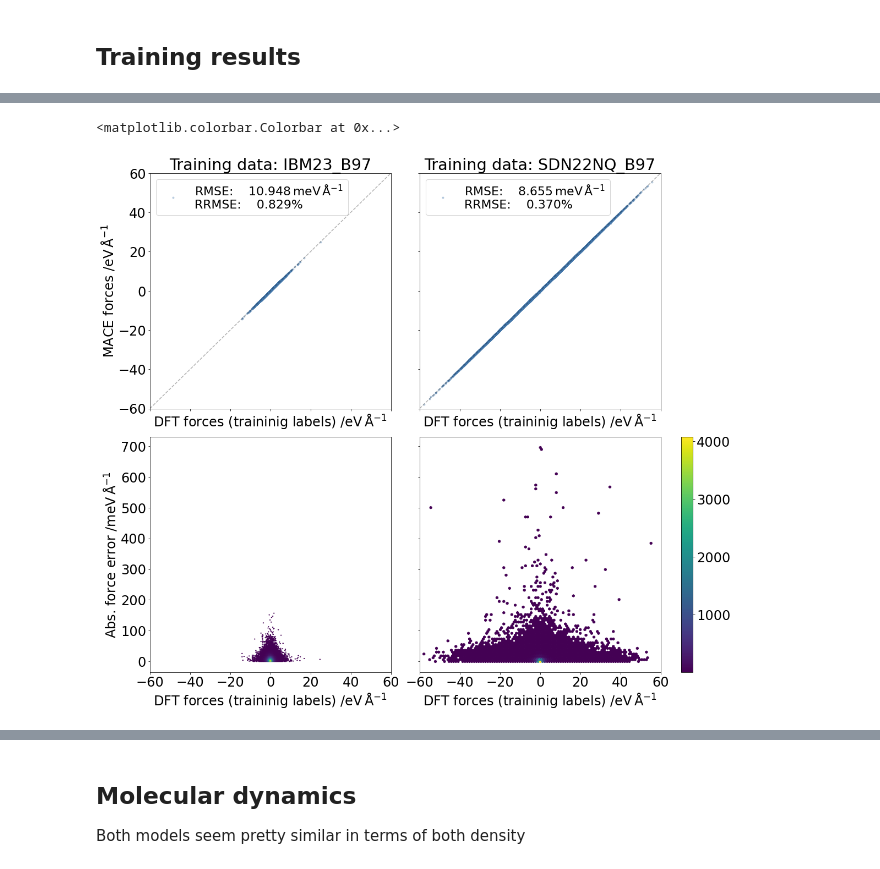
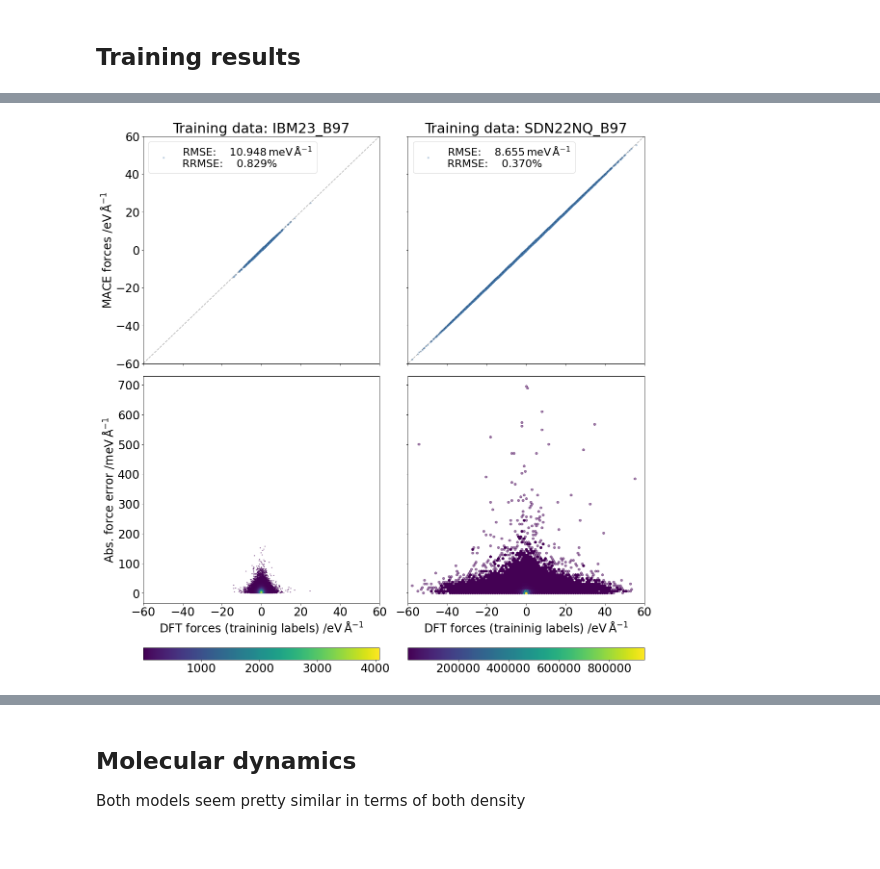
Before and after one commit to imagdau/EC-EMC_diffusion_DFT-MLIP-Data_comparison, a Jupyter notebook: for_paper.ipynb, the cells around one changed output, grey strips where cells are left out. Drawn from its saved outputs; the diff is of its cells as text; code cells hidden in the pictures.

Commit message:
made some adjustments to force correlation plot hostograms

```diff
--- a/for_paper.ipynb
+++ b/for_paper.ipynb
@@ -276,13 +276,17 @@ for i, k in enumerate(xyz):
     axs[0,i].set_ylim([-20,20])
     if i == 0: axs[0,i].set_ylabel('MACE forces /eV$\,$Å$^{-1}$')
 
-    if i == 0:
-        h = axs[1,i].hexbin(ref_forces, abs(ref_forces-mace_forces)*1000, mincnt=1)
-    else:
-        axs[1,i].hexbin(ref_forces, abs(ref_forces-mace_forces)*1000, mincnt=1)
+    #if i == 0:
+    #    h = axs[1,i].hexbin(ref_forces, abs(ref_forces-mace_forces)*1000, mincnt=1)
+    #else:
+    #    axs[1,i].hexbin(ref_forces, abs(ref_forces-mace_forces)*1000, mincnt=1)
+    #h = axs[1,i].hexbin(ref_forces, abs(ref_forces-mace_forces)*1000, mincnt=1)
+    h = axs[1,i].hexbin(ref_forces, abs(ref_forces-mace_forces)*1000, mincnt=1, alpha=0.5)
+    h = axs[1,i].hexbin(ref_forces, abs(ref_forces-mace_forces)*1000, mincnt=2)
+    plt.colorbar(h, ax=axs[1,i], orientation='horizontal')
     axs[1,i].set_xlabel('DFT forces (traininig labels) /eV$\,$Å$^{-1}$')
     axs[1,0].set_ylabel('Abs. force error /meV$\,$Å$^{-1}$')
 
-plt.colorbar(h, ax=axs[-1,-1])
+#plt.colorbar(h, ax=axs[-1,-1])
 #plt.tight_layout()
 # %% [output]
@@ -956,44 +999,51 @@ for tag in tags:
 fsize = 24
 plt.rcParams.update({'font.size': fsize})
 
+#import matplotlib.colors as colors
+#norm = colors.Normalize(vmin=1, vmax=max_count)
+#cmap = plt.cm.viridis
 
-fig, axs = plt.subplots(2,len(tags), figsize=(8*len(tags), 7*2), sharex=True, sharey='row', layout='constrained')
+fig, axs = plt.subplots(2,len(tags), figsize=(8*len(tags), 8*2), sharex=True, sharey='row', layout='constrained')
 for i, k in enumerate(xyz):
     tag = tags[i]
     atoms = xyz[k]
     data_set, functional, seed, dset_sample = tag.split('/')
 
     # Obtain forces and errors
     ## reference
     ref_forces = [a.arrays['forces'] for a in atoms if 'forces' in a.arrays.keys()]
     ref_forces = np.concatenate(ref_forces).flatten()
 
     ## mace
     mace_forces = [a.arrays['MACE_forces'] for a in atoms if 'forces' in a.arrays.keys()]
     mace_forces = np.concatenate(mace_forces).flatten()
     rmse, rrmse = RMSE(ref_forces, mace_forces)
 
     # Plot correlations
     axs[0,i].set_title(f'Training data: {data_set}_{functional}')
     axs[0,i].plot(ref_forces, mace_forces, '.', label=f'RMSE:    {rmse*1e3:.3f}$\\,$meV$\,$Å$^{{-1}}$\nRRMSE:    {rrmse*100:.3f}%', alpha=0.3)
     axs[0,i].legend(loc='upper left', numpoints=1, fontsize=fsize-2)
 
     # Plot settings
     axs[0,i].plot([0, 1], [0, 1], 'k--', transform=axs[0,i].transAxes, alpha=0.3)
-    axs[0,i].set_xlabel('DFT forces (traininig labels) /eV$\,$Å$^{-1}$')
     axs[0,i].set_xlim([-60,60])
     axs[0,i].set_ylim([-60,60])
     if i == 0: axs[0,i].set_ylabel('MACE forces /eV$\,$Å$^{-1}$')
 
-    if i == 0:
-        h = axs[1,i].hexbin(ref_forces, abs(ref_forces-mace_forces)*1000, mincnt=1)
-    else:
-        axs[1,i].hexbin(ref_forces, abs(ref_forces-mace_forces)*1000, mincnt=1)
+
+    #if i == 0:
+    #    h = axs[1,i].hexbin(ref_forces, abs(ref_forces-mace_forces)*1000, mincnt=1, cmap=cmap, norm=norm)
+    #else:
+    #    axs[1,i].hexbin(ref_forces, abs(ref_forces-mace_forces)*1000, mincnt=1)
+    #h = axs[1,i].hexbin(ref_forces, abs(ref_forces-mace_forces)*1000, mincnt=1, cmap=cmap, norm=norm)
+    h = axs[1,i].hexbin(ref_forces, abs(ref_forces-mace_forces)*1000, mincnt=1, alpha=0.5)
+    h = axs[1,i].hexbin(ref_forces, abs(ref_forces-mace_forces)*1000, mincnt=2)
+    plt.colorbar(h, ax=axs[1,i], orientation='horizontal')
+
     axs[1,i].set_xlabel('DFT forces (traininig labels) /eV$\,$Å$^{-1}$')
     axs[1,0].set_ylabel('Abs. force error /meV$\,$Å$^{-1}$')
 
-plt.colorbar(h, ax=axs[-1,-1])
+#plt.colorbar(h, ax=axs[-1,-1])
 #plt.tight_layout()
 # %% [output]
-<matplotlib.colorbar.Colorbar at 0x...>
-[figure, old version]
+[figure, new version]
```
Also changed, not shown: parts of 8 cells of this notebook.
